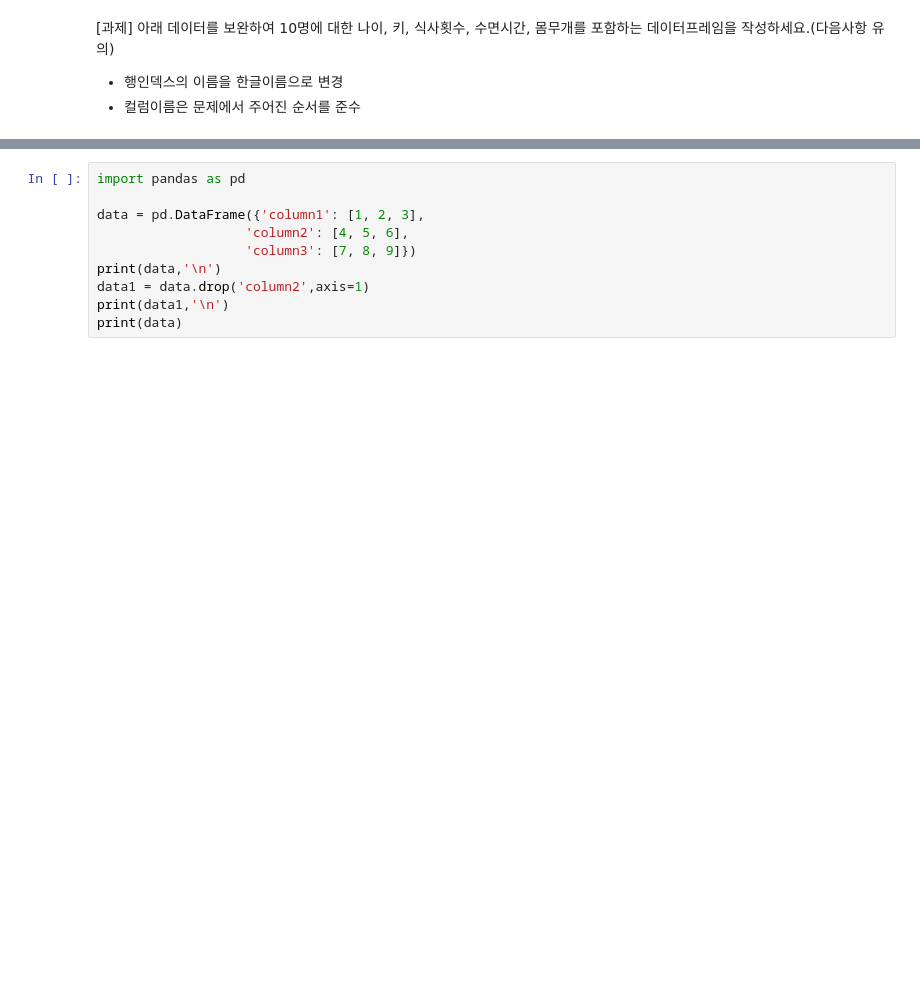
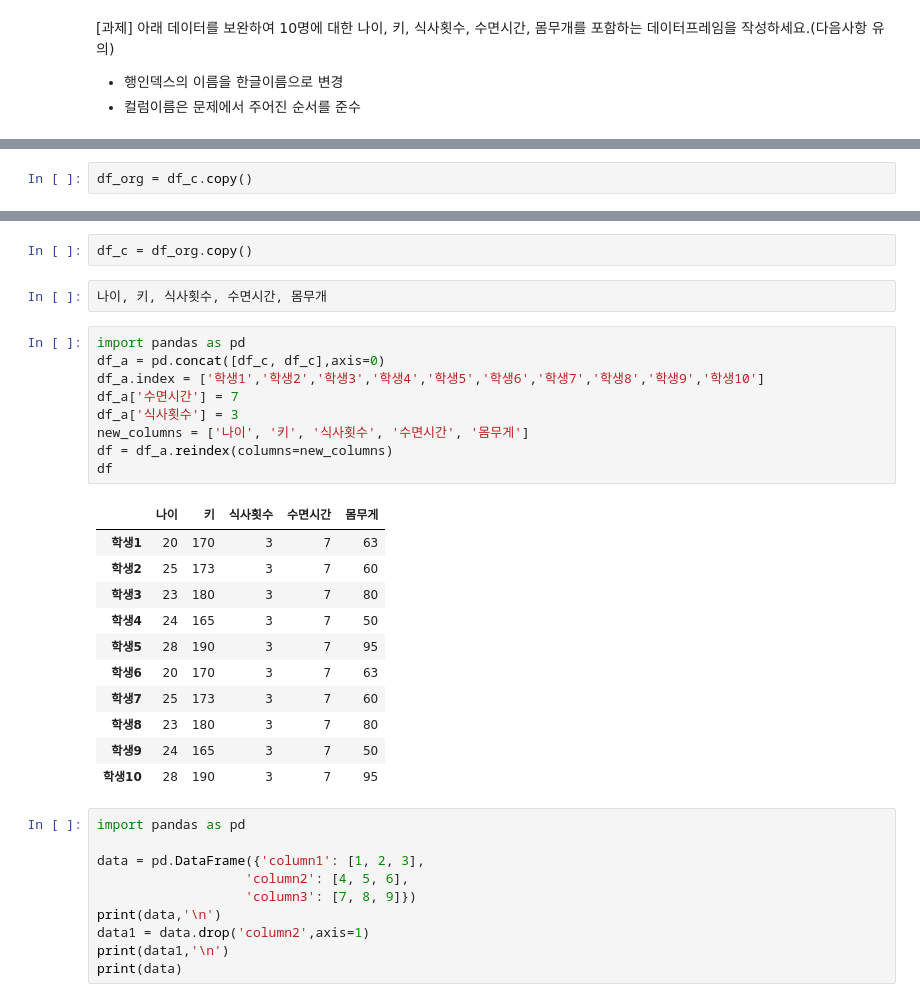
Before and after one commit to ilm52626/HKMD1_Complementary, a Jupyter notebook: m2_분석라이브러리/pandas/pandas_데이터형식_guide.ipynb, the cells around one changed output, grey strips where cells are left out. Saved outputs shown, nothing was run; the diff lists cells and outputs as text; blank space fills up the shorter version.

```diff
--- a/m2_분석라이브러리/pandas/pandas_데이터형식_guide.ipynb
+++ b/m2_분석라이브러리/pandas/pandas_데이터형식_guide.ipynb
@@ -287,3 +288,5 @@ df_c
 | c | 23 | 180 | 80 |
 | d | 24 | 165 | 50 |
 | e | 28 | 190 | 95 |
+# %%
+df_org = df_c.copy()
@@ -290,3 +315,28 @@ df_c
+# %%
+df_c = df_org.copy()
+# %%
+나이, 키, 식사횟수, 수면시간, 몸무개
+# %%
+import pandas as pd
+df_a = pd.concat([df_c, df_c],axis=0)
+df_a.index = ['학생1','학생2','학생3','학생4','학생5','학생6','학생7','학생8','학생9','학생10']
+df_a['수면시간'] = 7
+df_a['식사횟수'] = 3
+new_columns = ['나이', '키', '식사횟수', '수면시간', '몸무게']
+df = df_a.reindex(columns=new_columns)
+df
+# %% [output]
+|  | 나이 | 키 | 식사횟수 | 수면시간 | 몸무게 |
+| 학생1 | 20 | 170 | 3 | 7 | 63 |
+| 학생2 | 25 | 173 | 3 | 7 | 60 |
+| 학생3 | 23 | 180 | 3 | 7 | 80 |
+| 학생4 | 24 | 165 | 3 | 7 | 50 |
+| 학생5 | 28 | 190 | 3 | 7 | 95 |
+| 학생6 | 20 | 170 | 3 | 7 | 63 |
+| 학생7 | 25 | 173 | 3 | 7 | 60 |
+| 학생8 | 23 | 180 | 3 | 7 | 80 |
+| 학생9 | 24 | 165 | 3 | 7 | 50 |
+| 학생10 | 28 | 190 | 3 | 7 | 95 |
 # %%
 import pandas as pd
 
```
Also changed, not shown: parts of 8 cells of this notebook.
